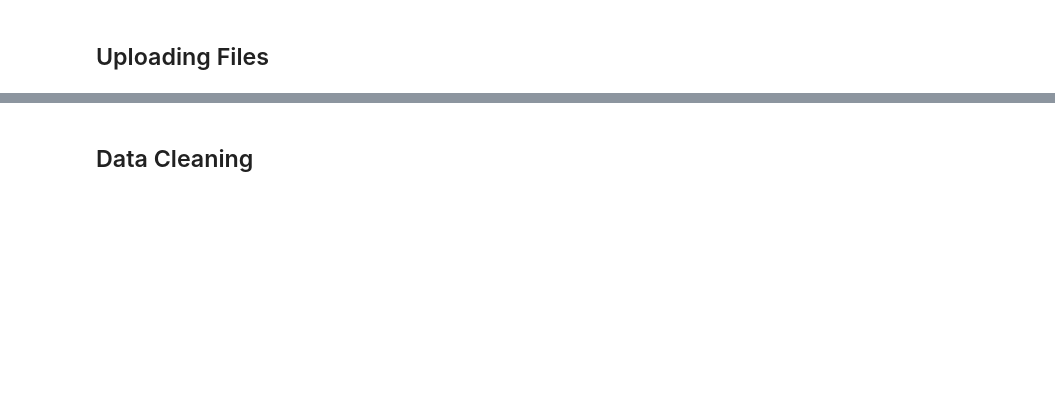
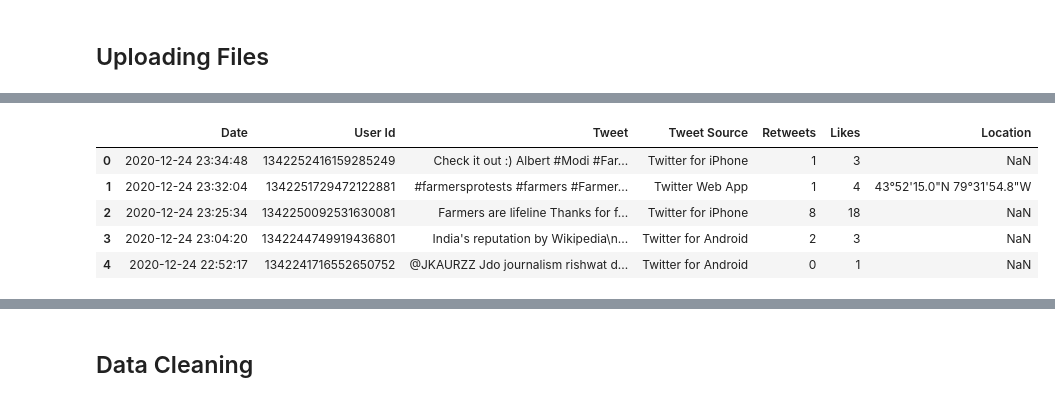
Before and after one commit to thedatanecdotes/FarmersProtest, a Jupyter notebook: Notebook/Tweet Analysis.ipynb, the cells around one changed output, grey strips where cells are left out. Saved outputs shown, nothing was run; the diff lists cells and outputs as text; code cells hidden in the pictures; blank space fills up the shorter version.

```diff
--- a/Notebook/Tweet Analysis.ipynb
+++ b/Notebook/Tweet Analysis.ipynb
@@ -23,7 +35,14 @@ data1.head()
 # %%
-data=pd.read_csv("../Data/farmbill.csv")
+data=pd.read_csv("/home/tarushi/Desktop/data_anecdotes/Projects/Farmbill/Data/farmbill.csv")
 data.drop(["Unnamed: 0"],axis=1,inplace=True)
 data.head()
+# %% [output]
+|  | Date | User Id | Tweet | Tweet Source | Retweets | Likes | Location |
+| 0 | 2020-12-24 23:34:48 | 1342252416159285249 | Check it out :) Albert #Modi #Far... | Twitter for iPhone | 1 | 3 | NaN |
+| 1 | 2020-12-24 23:32:04 | 1342251729472122881 | #farmersprotests #farmers #Farmer... | Twitter Web App | 1 | 4 | 43°52'15.0"N 79°31'54.8"W |
+| 2 | 2020-12-24 23:25:34 | 1342250092531630081 | Farmers are lifeline Thanks for f... | Twitter for iPhone | 8 | 18 | NaN |
+| 3 | 2020-12-24 23:04:20 | 1342244749919436801 | India's reputation by Wikipedia\n... | Twitter for Android | 2 | 3 | NaN |
+| 4 | 2020-12-24 22:52:17 | 1342241716552650752 | @JKAURZZ Jdo journalism rishwat d... | Twitter for Android | 0 | 1 | NaN |
 # %%
 data=data1.append(data)
 # %%
```
Also changed, not shown: parts of 22 cells of this notebook.
